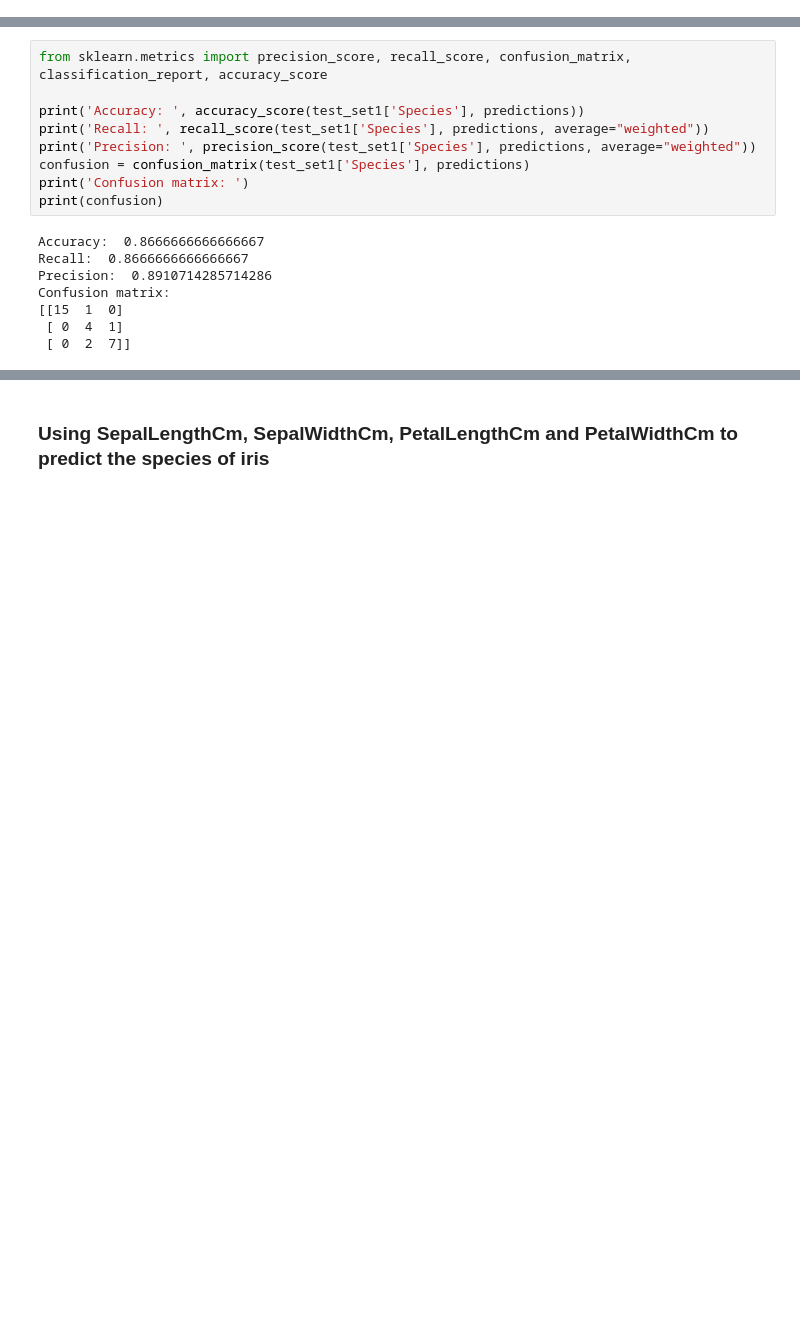
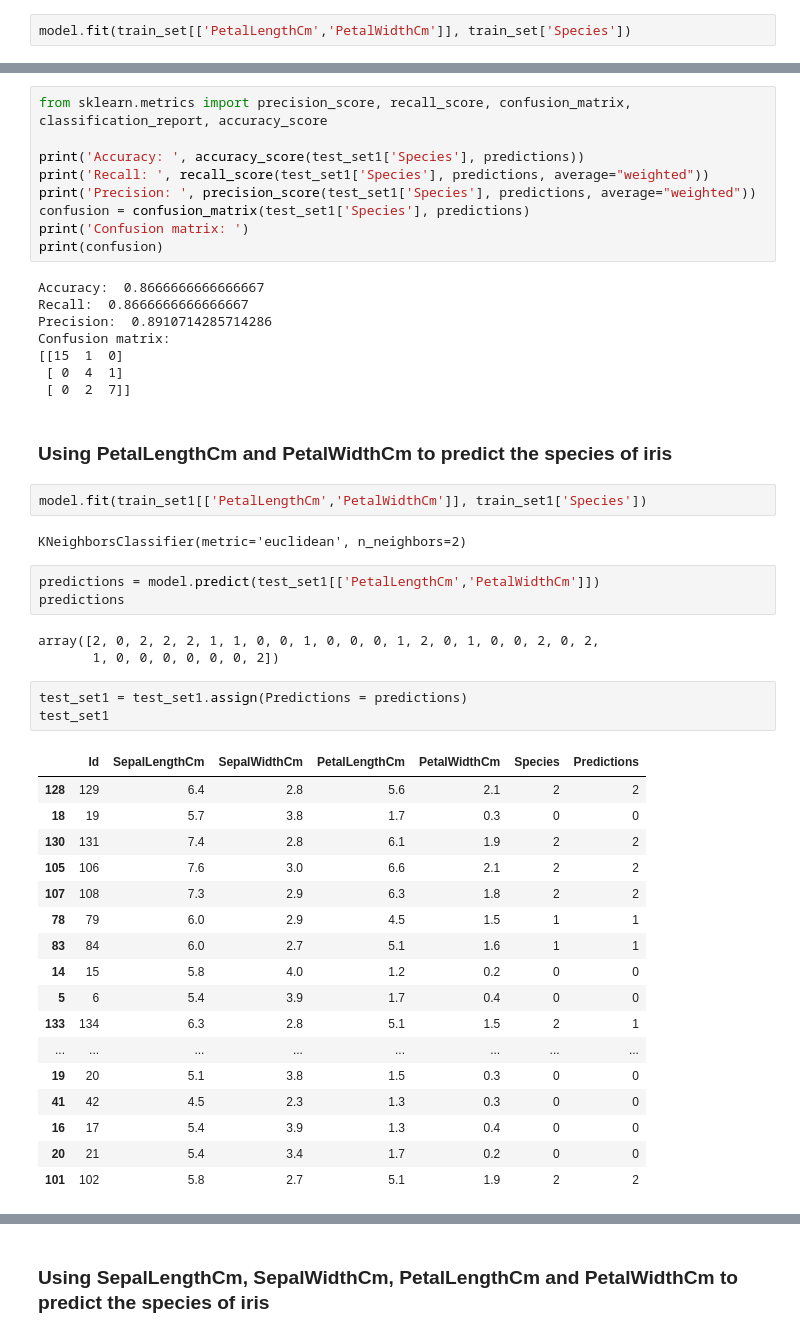
Before and after one commit to Lallalan/CPC152-KNN, a Jupyter notebook: KNN USE THIS.ipynb, the cells around one changed output, grey strips where cells are left out. Saved outputs shown, nothing was run; the diff lists cells and outputs as text; blank space fills up the shorter version.

```diff
--- a/KNN USE THIS.ipynb
+++ b/KNN USE THIS.ipynb
@@ -269,0 +274,2 @@ Confusion matrix:
+# %%
+model.fit(train_set[['PetalLengthCm','PetalWidthCm']], train_set['Species'])
@@ -370,3 +419,36 @@ Confusion matrix:
 [[15  1  0]
  [ 0  4  1]
  [ 0  2  7]]
+# %% [markdown]
+### Using PetalLengthCm and PetalWidthCm to predict the species of iris
+# %%
+model.fit(train_set1[['PetalLengthCm','PetalWidthCm']], train_set1['Species'])
+# %% [output]
+KNeighborsClassifier(metric='euclidean', n_neighbors=2)
+# %%
+predictions = model.predict(test_set1[['PetalLengthCm','PetalWidthCm']])
+predictions
+# %% [output]
+array([2, 0, 2, 2, 2, 1, 1, 0, 0, 1, 0, 0, 0, 1, 2, 0, 1, 0, 0, 2, 0, 2,
+       1, 0, 0, 0, 0, 0, 0, 2])
+# %%
+test_set1 = test_set1.assign(Predictions = predictions)
+test_set1
+# %% [output]
+|  | Id | SepalLengthCm | SepalWidthCm | PetalLengthCm | PetalWidthCm | Species | Predictions |
+| 128 | 129 | 6.4 | 2.8 | 5.6 | 2.1 | 2 | 2 |
+| 18 | 19 | 5.7 | 3.8 | 1.7 | 0.3 | 0 | 0 |
+| 130 | 131 | 7.4 | 2.8 | 6.1 | 1.9 | 2 | 2 |
+| 105 | 106 | 7.6 | 3.0 | 6.6 | 2.1 | 2 | 2 |
+| 107 | 108 | 7.3 | 2.9 | 6.3 | 1.8 | 2 | 2 |
+| 78 | 79 | 6.0 | 2.9 | 4.5 | 1.5 | 1 | 1 |
+| 83 | 84 | 6.0 | 2.7 | 5.1 | 1.6 | 1 | 1 |
+| 14 | 15 | 5.8 | 4.0 | 1.2 | 0.2 | 0 | 0 |
+| 5 | 6 | 5.4 | 3.9 | 1.7 | 0.4 | 0 | 0 |
+| 133 | 134 | 6.3 | 2.8 | 5.1 | 1.5 | 2 | 1 |
+| ... | ... | ... | ... | ... | ... | ... | ... |
+| 19 | 20 | 5.1 | 3.8 | 1.5 | 0.3 | 0 | 0 |
+| 41 | 42 | 4.5 | 2.3 | 1.3 | 0.3 | 0 | 0 |
+| 16 | 17 | 5.4 | 3.9 | 1.3 | 0.4 | 0 | 0 |
+| 20 | 21 | 5.4 | 3.4 | 1.7 | 0.2 | 0 | 0 |
+| 101 | 102 | 5.8 | 2.7 | 5.1 | 1.9 | 2 | 2 |
```
Also changed, not shown: parts of 9 cells of this notebook.
